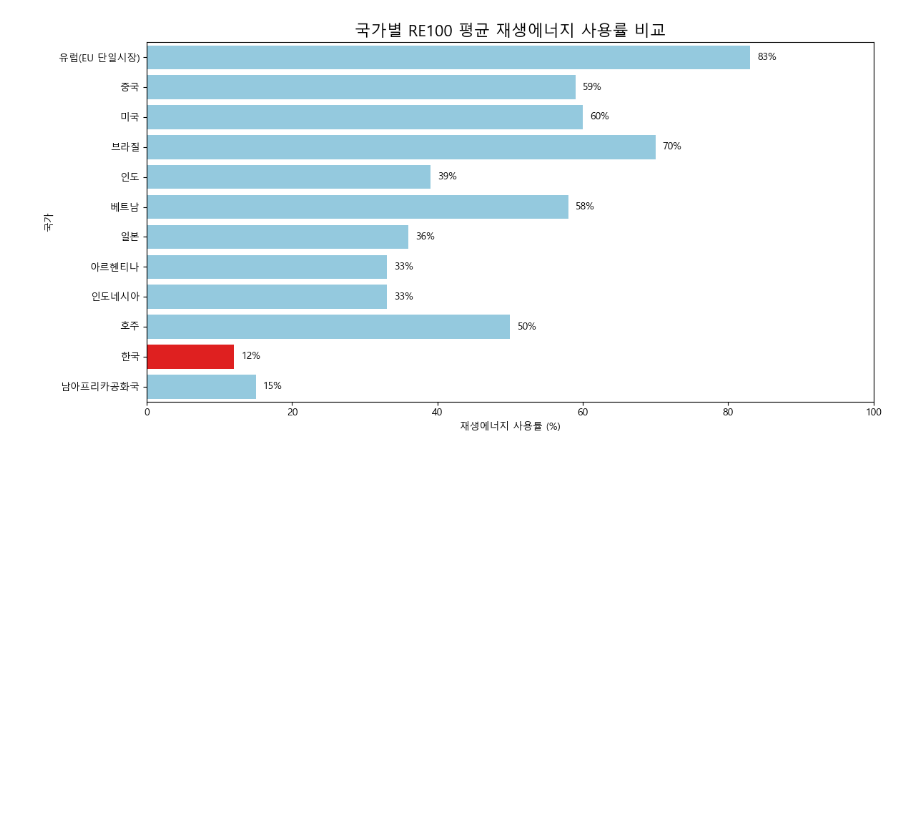
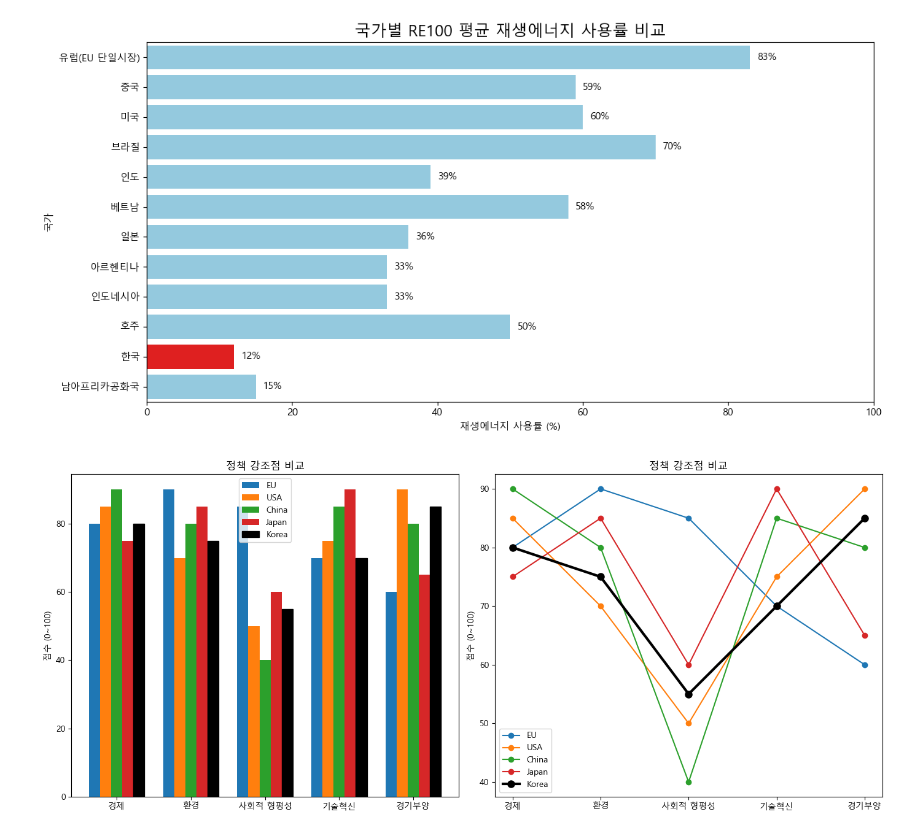
Before and after one commit to kimwjdhyun/KDT_RE_5th_Project, a Jupyter notebook: 01_DataAnalysis/scripts/preprocessing/re100_graph.ipynb, the cells around one changed output. Saved outputs shown, nothing was run; the diff lists cells and outputs as text; code cells hidden in the pictures; blank space fills up the shorter version.

```diff
--- a/01_DataAnalysis/scripts/preprocessing/re100_graph.ipynb
+++ b/01_DataAnalysis/scripts/preprocessing/re100_graph.ipynb
@@ -117,3 +117,59 @@ Passing `palette` without assigning `hue` is deprecated and will be removed in v
 
   sns.barplot(x="재생에너지 사용률(%)", y="국가", data=df, palette=colors)
 [figure]
+# %%
+import numpy as np
+import matplotlib.pyplot as plt
+
+plt.rc('font', family='Malgun Gothic')
+plt.rcParams['axes.unicode_minus'] = False
+
+# 지표와 데이터
+labels = ['경제', '환경', '사회적 형평성', '기술혁신', '경기부양']
+EU = [80, 90, 85, 70, 60]
+USA = [85, 70, 50, 75, 90]
+China = [90, 80, 40, 85, 80]
+Japan = [75, 85, 60, 90, 65]
+Korea = [80, 75, 55, 70, 85]
+
+data = [EU, USA, China, Japan, Korea]
+countries = ['EU', 'USA', 'China', 'Japan', 'Korea']
+
+x = np.arange(len(labels))
+width = 0.15
+
+
+fig, axes = plt.subplots(1, 2, figsize=(14,6))
+
+for i, country in enumerate(countries):
+    if country == 'Korea':
+        axes[0].bar(x + i*width, data[i], width, label=country, color="#000000", edgecolor='black')
+    else:
+        axes[0].bar(x + i*width, data[i], width, label=country)
+
+axes[0].set_xticks(x + width*2)
+axes[0].set_xticklabels(labels)
+axes[0].set_ylabel('점수 (0~100)')
+axes[0].set_title('정책 강조점 비교')
+axes[0].legend()
+
+
+for i, country in enumerate(countries):
+    if country == 'Korea':
+        axes[1].plot(labels, data[i], marker='o', label=country,
+                     color='#000000', linewidth=3, markersize=8)
+    else:
+        axes[1].plot(labels, data[i], marker='o', label=country)
+
+axes[1].set_ylabel('점수 (0~100)')
+axes[1].set_title('정책 강조점 비교')
+axes[1].legend()
+
+plt.tight_layout()
+plt.show()
+
+#-----------------------------
+# 출처 한국 학술지 용인 색인
+#-----------------------------
+# %% [output]
+[figure, added]
```
Also changed, not shown: 4 other files.
